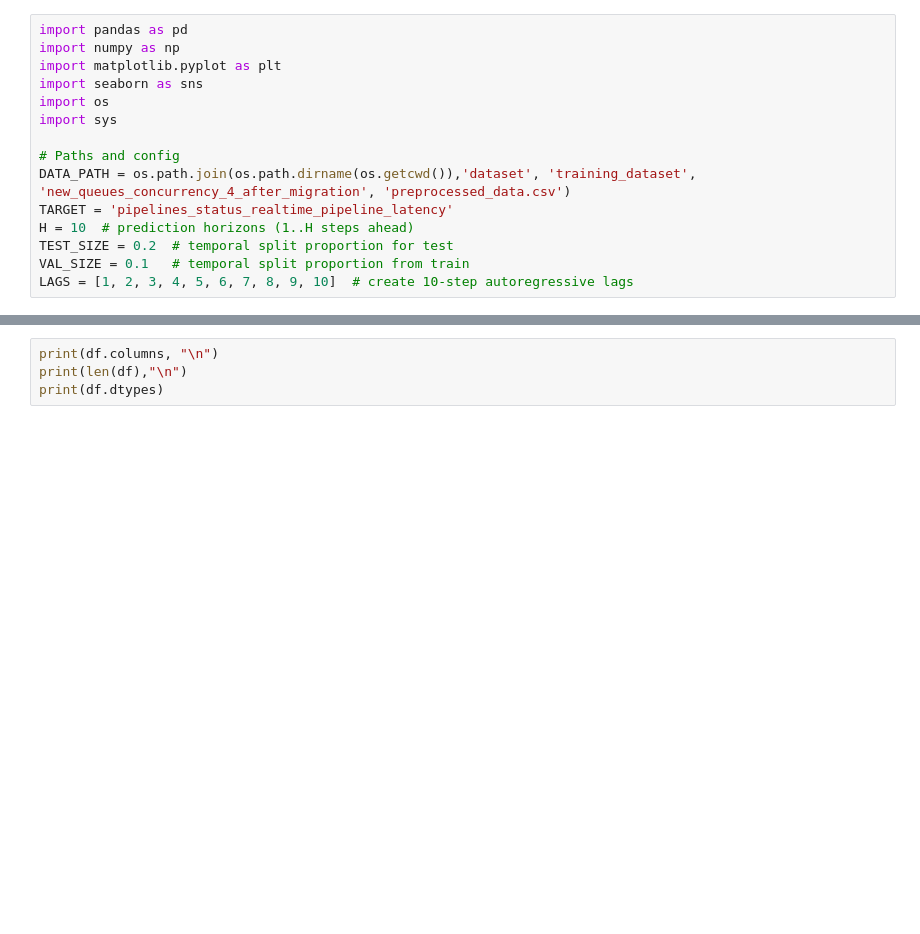
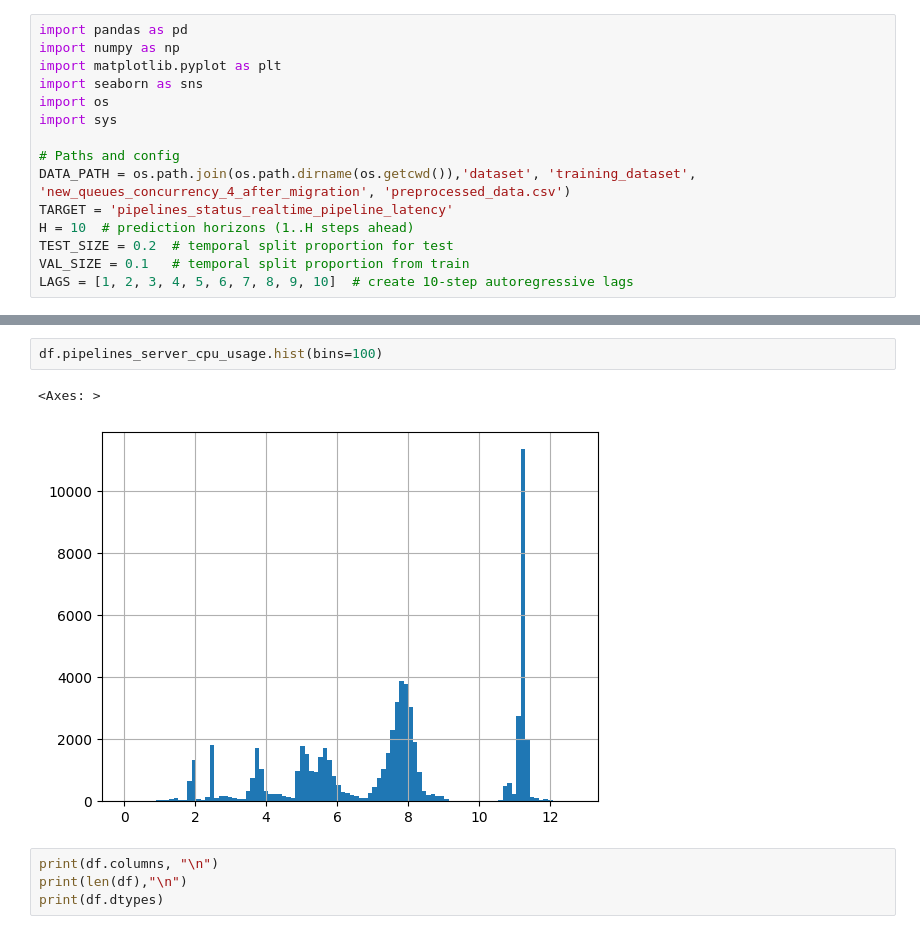
Before and after one commit to ProtossGP32/Time-Series-Library, a Jupyter notebook: result_analysis/regression_analysis.ipynb, the cells around one changed output, grey strips where cells are left out. Drawn from its saved outputs; the diff is of its cells as text; blank space fills up the shorter version.

```diff
--- a/result_analysis/regression_analysis.ipynb
+++ b/result_analysis/regression_analysis.ipynb
@@ -26,3 +31,8 @@ df.head()
+# %%
+df.pipelines_server_cpu_usage.hist(bins=100)
+# %% [output]
+<Axes: >
+[figure, added]
 # %%
 print(df.columns, "\n")
 print(len(df),"\n")
```
Also changed, not shown: parts of 22 cells of this notebook, 5 other files.
